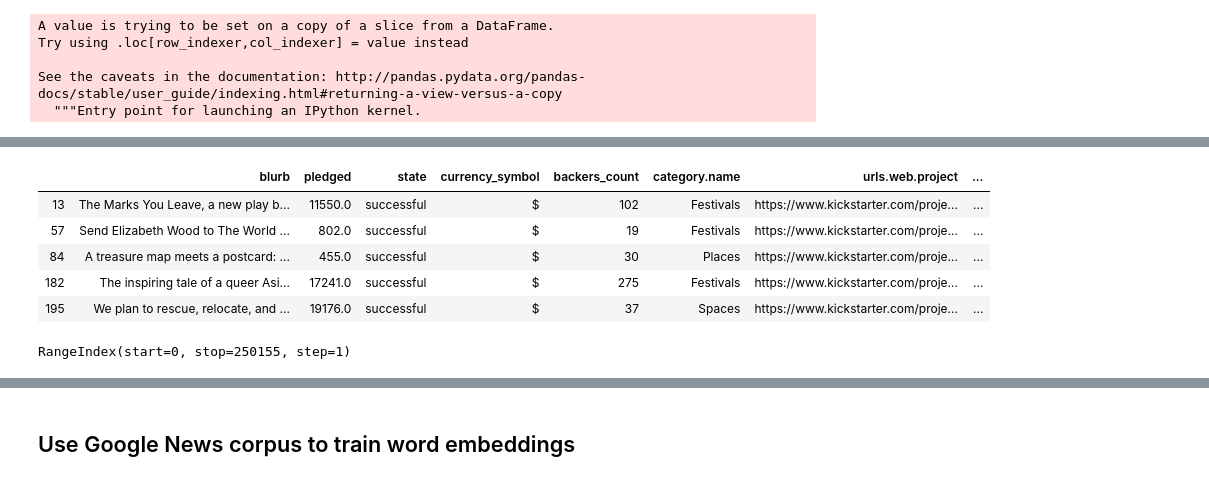
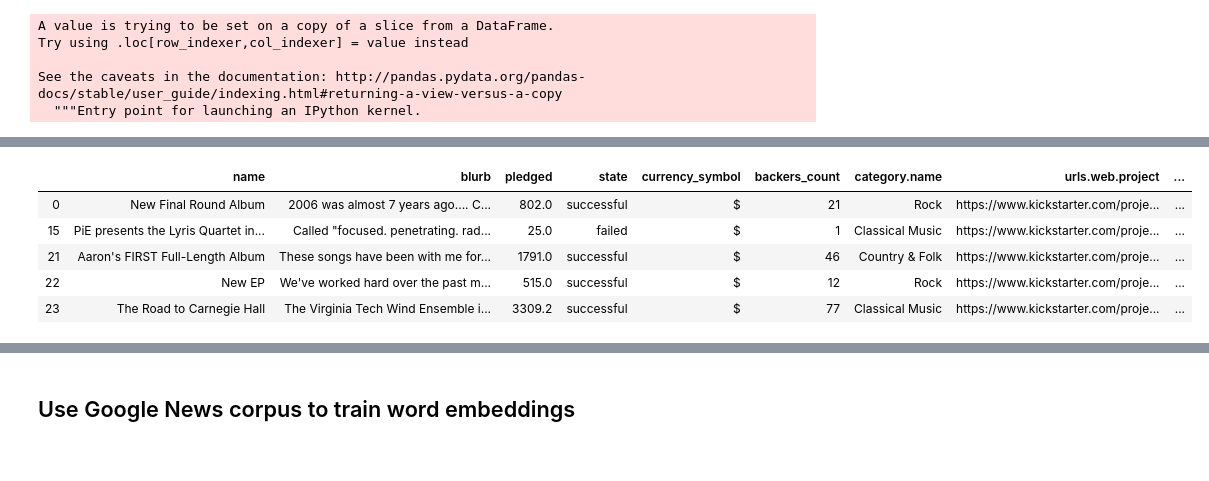
Before and after one commit to ChevyWilliams/insight, a Jupyter notebook: W2VModeling.ipynb, the cells around one changed output, grey strips where cells are left out. Drawn from its saved outputs; the diff is of its cells as text; code cells hidden in the pictures.

```diff
--- a/W2VModeling.ipynb
+++ b/W2VModeling.ipynb
@@ -138,7 +138,7 @@ cfdist.plot(30,cumulative=False)
 - remove columns
 - subset by category
 # %%
-df_slim = df[['blurb','pledged','state', 'currency_symbol', 'backers_count','category.name', 'urls.web.project', 'stripblurb']]
+df_slim = df[['name', 'blurb','pledged','state', 'currency_symbol', 'backers_count','category.name', 'urls.web.project', 'stripblurb']]
 # %%
 df_slim.sample(3)
 # %% [output]
@@ -406,15 +383,11 @@ df_food = df_slim[df_slim['newcat'] == 'Food/Beverage']
 df_media = df_slim[df_slim['newcat'] == 'Media']
 df_events = df_slim[df_slim['newcat'] == 'Spaces/Places/Events']
 # %%
-df_events.head(5)
+df_music.head(5)
 # %% [output]
-|  | blurb | pledged | state | currency_symbol | backers_count | category.name | urls.web.project | ... |
-| 13 | The Marks You Leave, a new play b... | 11550.0 | successful | $ | 102 | Festivals | https://www.kickstarter.com/proje... | ... |
-| 57 | Send Elizabeth Wood to The World ... | 802.0 | successful | $ | 19 | Festivals | https://www.kickstarter.com/proje... | ... |
-| 84 | A treasure map meets a postcard: ... | 455.0 | successful | $ | 30 | Places | https://www.kickstarter.com/proje... | ... |
-| 182 | The inspiring tale of a queer Asi... | 17241.0 | successful | $ | 275 | Festivals | https://www.kickstarter.com/proje... | ... |
-| 195 | We plan to rescue, relocate, and ... | 19176.0 | successful | $ | 37 | Spaces | https://www.kickstarter.com/proje... | ... |
+|  | name | blurb | pledged | state | currency_symbol | backers_count | category.name | urls.web.project | ... |
+| 0 | New Final Round Album | 2006 was almost 7 years ago.... C... | 802.0 | successful | $ | 21 | Rock | https://www.kickstarter.com/proje... | ... |
+| 15 | PiE presents the Lyris Quartet in... | Called "focused. penetrating. rad... | 25.0 | failed | $ | 1 | Classical Music | https://www.kickstarter.com/proje... | ... |
+| 21 | Aaron's FIRST Full-Length Album | These songs have been with me for... | 1791.0 | successful | $ | 46 | Country & Folk | https://www.kickstarter.com/proje... | ... |
+| 22 | New EP | We've worked hard over the past m... | 515.0 | successful | $ | 12 | Rock | https://www.kickstarter.com/proje... | ... |
+| 23 | The Road to Carnegie Hall | The Virginia Tech Wind Ensemble i... | 3309.2 | successful | $ | 77 | Classical Music | https://www.kickstarter.com/proje... | ... |
-# %%
-df_music.index
-# %% [output]
-RangeIndex(start=0, stop=250155, step=1)
```
Also changed, not shown: parts of 44 cells of this notebook, 4 other files.
